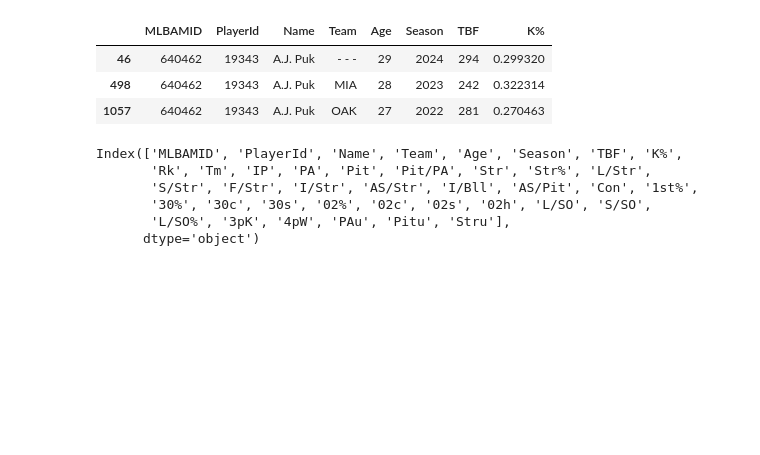
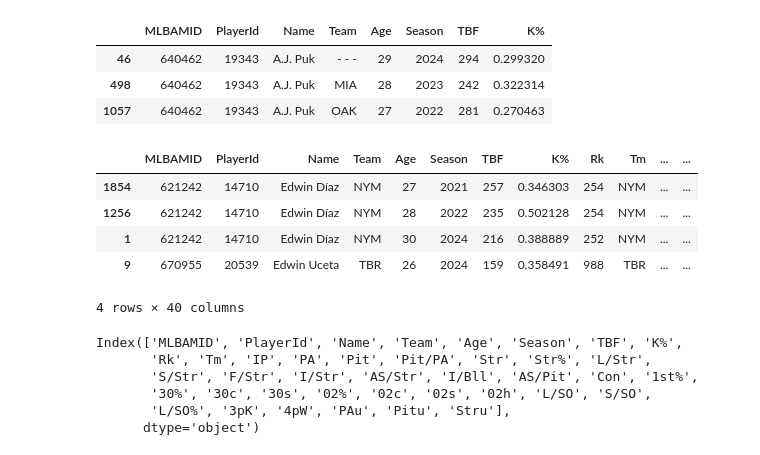
Before and after one commit to loganthomas/mlb-pitcher-xK, a Jupyter notebook: notebooks/scratch.ipynb, the cells around one changed output. Drawn from its saved outputs; the diff is of its cells as text; code cells hidden in the pictures; blank space fills up the shorter version.

```diff
--- a/notebooks/scratch.ipynb
+++ b/notebooks/scratch.ipynb
@@ -43,8 +43,8 @@ df[df.Team.str.startswith('-')]
 254 rows × 8 columns
 # %%
 provided_data, supplemental_data = data_utils.load_data(
-    provided_path=data_utils.DATA_DIR.joinpath('k.csv'),
-    supplemental_path=data_utils.DATA_DIR.joinpath('supplemental-stats.csv')
+    provided_path=data_utils.DATA_DIR.joinpath("k.csv"),
+    supplemental_path=data_utils.DATA_DIR.joinpath("supplemental-stats.csv"),
 )
 # %%
 provided_data.head()
@@ -70,7 +130,9 @@ supplemental_data.head()
 | 4 | 5 | Domingo Acevedo | 27 | OAK | 11.0 | 44 | 174 | 3.95 | 114 | 0.655 | ... | ... |
 5 rows × 35 columns
 # %%
-merged = provided_data.merge(supplemental_data, on=['Name', 'Season', 'Age'], how='left').sort_values(['Name', 'Season', 'Team'])
+merged = provided_data.merge(
+    supplemental_data, on=["Name", "Season", "Age"], how="left"
+).sort_values(["Name", "Season", "Team"])
 merged.head()
 # %% [output]
 |  | MLBAMID | PlayerId | Name | Team | Age | Season | TBF | K% | Rk | Tm | ... | ... |
@@ -87,6 +149,15 @@ provided_data[provided_data.Name == 'A.J. Puk']
 | 46 | 640462 | 19343 | A.J. Puk | - - - | 29 | 2024 | 294 | 0.299320 |
 | 498 | 640462 | 19343 | A.J. Puk | MIA | 28 | 2023 | 242 | 0.322314 |
 | 1057 | 640462 | 19343 | A.J. Puk | OAK | 27 | 2022 | 281 | 0.270463 |
+# %%
+merged[merged.Name.str.startswith("Edwin")]
+# %% [output]
+|  | MLBAMID | PlayerId | Name | Team | Age | Season | TBF | K% | Rk | Tm | ... | ... |
+| 1854 | 621242 | 14710 | Edwin Díaz | NYM | 27 | 2021 | 257 | 0.346303 | 254 | NYM | ... | ... |
+| 1256 | 621242 | 14710 | Edwin Díaz | NYM | 28 | 2022 | 235 | 0.502128 | 254 | NYM | ... | ... |
+| 1 | 621242 | 14710 | Edwin Díaz | NYM | 30 | 2024 | 216 | 0.388889 | 252 | NYM | ... | ... |
+| 9 | 670955 | 20539 | Edwin Uceta | TBR | 26 | 2024 | 159 | 0.358491 | 988 | TBR | ... | ... |
+4 rows × 40 columns
 # %%
 merged.columns
 # %% [output]
```
Also changed, not shown: parts of 14 cells of this notebook, 10 other files.
